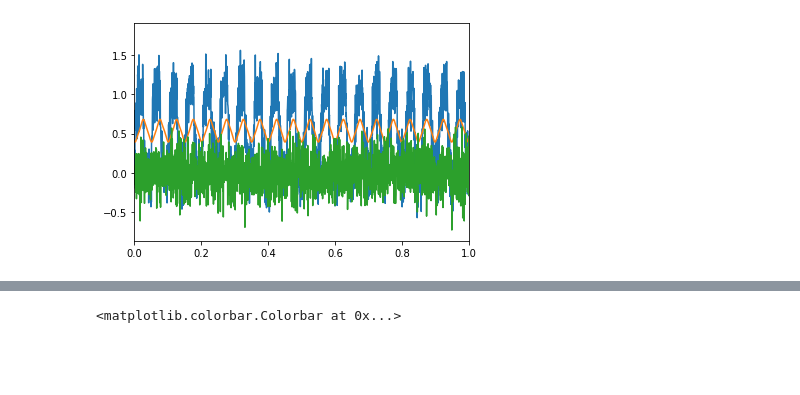
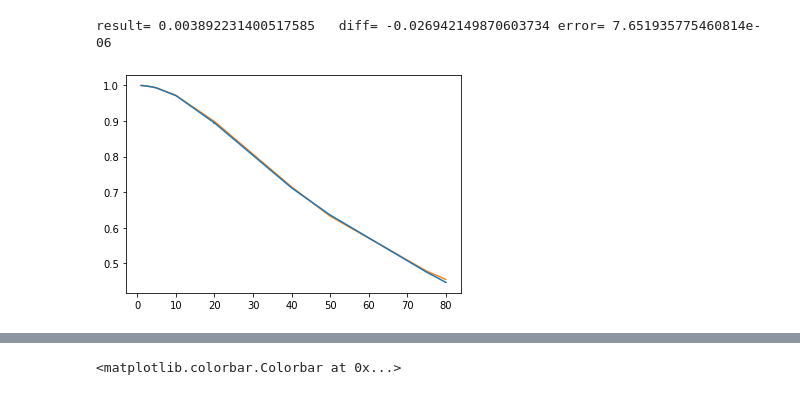
Before and after one commit to nakakeigo/notebook, a Jupyter notebook: LPF.ipynb, the cells around one changed output, grey strips where cells are left out. Saved outputs shown, nothing was run; the diff lists cells and outputs as text; code cells hidden in the pictures; blank space fills up the shorter version.

```diff
--- a/LPF.ipynb
+++ b/LPF.ipynb
@@ -216,3 +310,8 @@ def PlotMinuitSignal(x,y):
+# %%
+FitLPF(f,g2, g2e)
+# %% [output]
+result= 0.003892231400517585   diff= -0.026942149870603734 error= 7.651935775460814e-06
+[figure, added]
 # %%
 def func(x,t,A):
     return  A/np.sqrt(1+(2*const.pi*t*x)**2)
@@ -239,33 +356,3 @@ def FitLPF(f,g1,g2,g3):
     plt.plot(f, func(f,params2[0],params2[1])/params2[1], label='wavefit')
     plt.plot(f, func(f,params3[0],params3[1])/params3[1], label='FFT')
     plt.legend()
-# %%
-#gain = []
-gain2 = []
-gain3 = []
-
-x = np.arange(0,tstop,1.0/samp)
-
-for i in range(10):
-    fstm = stm[i]
-    flat = rflat/fstm/2
-    tilt = (1-rflat)/4/fstm
-    xf, y = GetSignal(x,tilt,flat,fstm)
-    xf, yvar = GetNoise(x,tilt,flat,fstm)
-
-    if i ==5:
-        #PlotMinuitSignal(xf,y)
-        PlotSignal(xf,y)
-        PlotNoise(xf,yvar)
-        #ShowFitResult(xf,y)
-        #plotFFT(x,y)
-    #gain.append(MinuitMinimize(xf,y))
-    gain2.append(Find1stPeak(xf,y))
-    gain3.append(FindPeak(xf,y))
-
-f = stm
-#g1= np.array(gain)
-g2=np.array(gain2)
-g3=np.array(gain3)
-# %% [output]
-[figure, removed]
```
Also changed, not shown: parts of 11 cells of this notebook.
